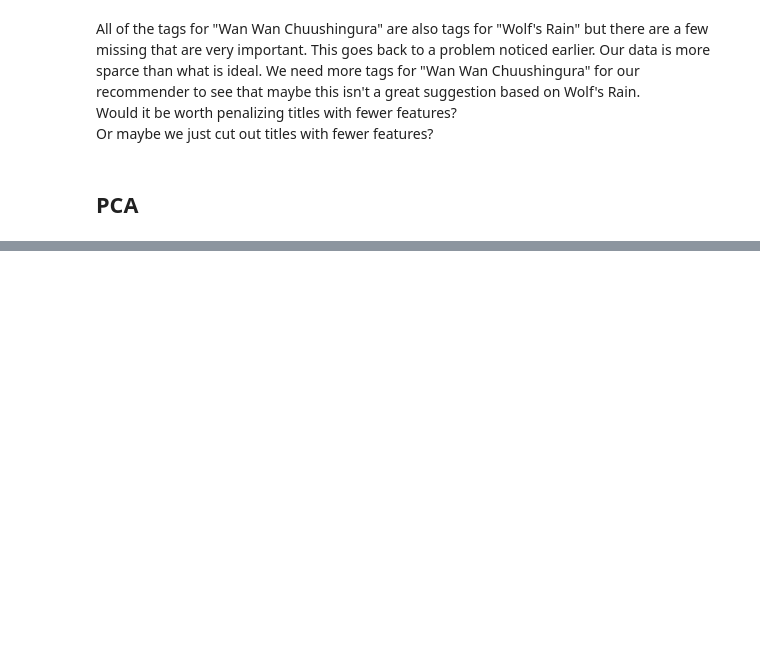
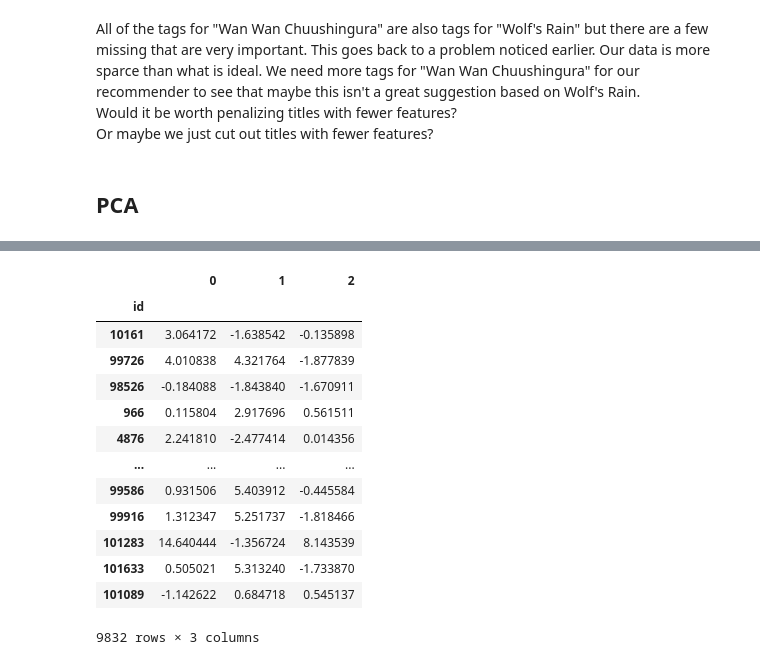
Before and after one commit to sn-ekstrand/content-based-anime-recommender, a Jupyter notebook: initial_eda.ipynb, the cells around one changed output, grey strips where cells are left out. Saved outputs shown, nothing was run; the diff lists cells and outputs as text; code cells hidden in the pictures; blank space fills up the shorter version.

```diff
--- a/initial_eda.ipynb
+++ b/initial_eda.ipynb
@@ -634,0 +355,8 @@ Or maybe we just cut out titles with fewer features?
+# %%
+X = df_w_rank.to_numpy()
+
+scaler = StandardScaler(copy=True, with_mean=True, with_std=True)
+X_scaled = scaler.fit_transform(X)
+
+pca = PCA(n_components=3)
+X_pca = pca.fit_transform(X_scaled)
@@ -634,0 +387,18 @@ Or maybe we just cut out titles with fewer features?
+# %%
+df_rank_pca = pd.DataFrame(X_pca, index=df_w_rank.index)
+df_rank_pca
+# %% [output]
+|  | 0 | 1 | 2 |
+| id |  |  |  |
+| 10161 | 3.064172 | -1.638542 | -0.135898 |
+| 99726 | 4.010838 | 4.321764 | -1.877839 |
+| 98526 | -0.184088 | -1.843840 | -1.670911 |
+| 966 | 0.115804 | 2.917696 | 0.561511 |
+| 4876 | 2.241810 | -2.477414 | 0.014356 |
+| ... | ... | ... | ... |
+| 99586 | 0.931506 | 5.403912 | -0.445584 |
+| 99916 | 1.312347 | 5.251737 | -1.818466 |
+| 101283 | 14.640444 | -1.356724 | 8.143539 |
+| 101633 | 0.505021 | 5.313240 | -1.733870 |
+| 101089 | -1.142622 | 0.684718 | 0.545137 |
+9832 rows × 3 columns
```
Also changed, not shown: parts of 51 cells of this notebook.
